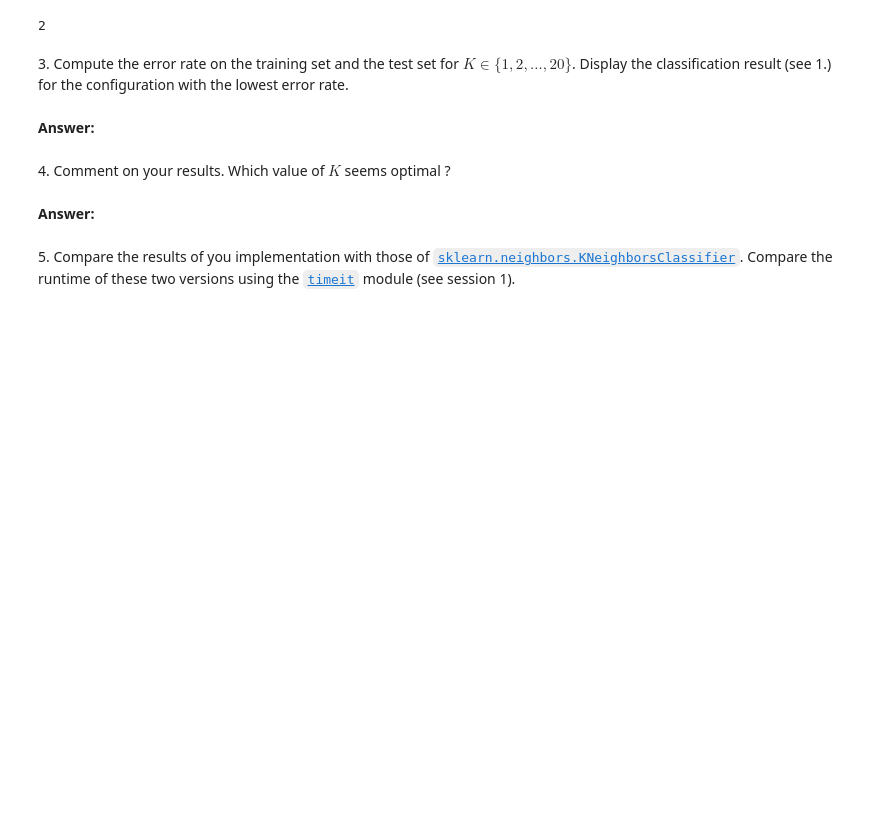
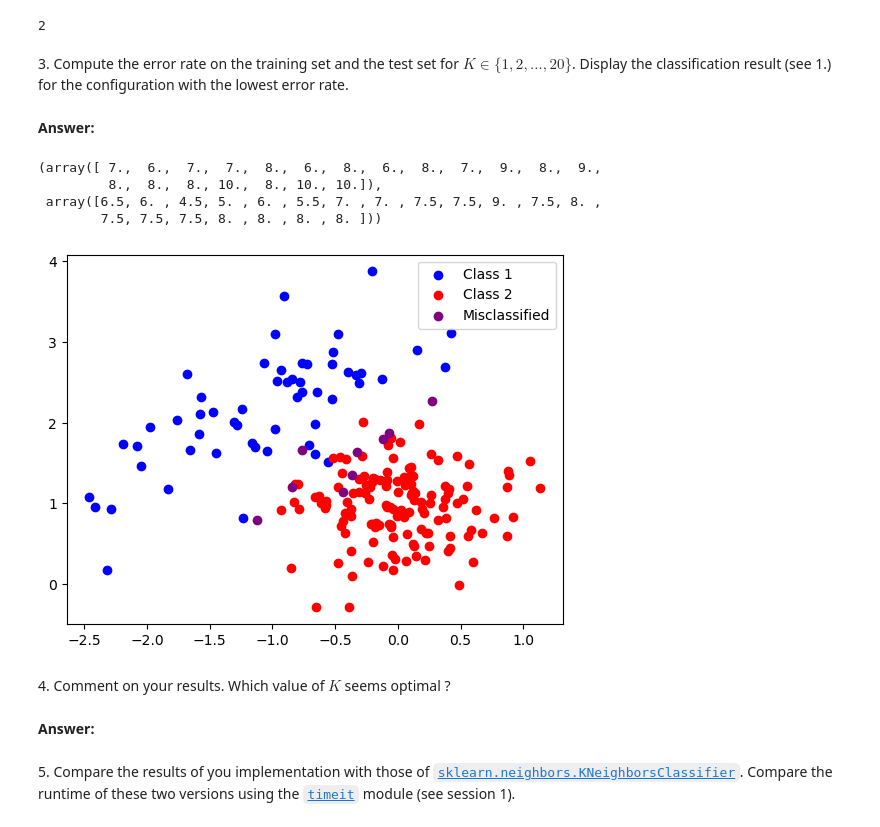
Before and after one commit to jkjky/python_sdia, a Jupyter notebook: Labs/Lab4/lab4.ipynb, the cells around one changed output. Cells and saved outputs as stored; diff of their text form; code cells hidden in the pictures; blank space fills up the shorter version.

```diff
--- a/Labs/Lab4/lab4.ipynb
+++ b/Labs/Lab4/lab4.ipynb
@@ -122,3 +107,46 @@ KNearest(10,[0,1],train)
+# %%
+train_set_errors=[]
+test_set_errors=[]
+
+for K in range(1,21):
+    counter_train=0
+    counter_test=0
+    for i in range(len(train)):
+        identified_class=KNearest(K,train[i,1:],np.delete(train,i,axis=0))
+        if identified_class != train[i,0]:
+            counter_train +=1
+    for j in range(len(test)):
+        identified_class=KNearest(K,test[j,1:],train)
+        if identified_class != test[j,0]:
+            counter_test +=1
+    train_set_errors.append(counter_train)
+    test_set_errors.append(counter_test)
+error_rate_train = np.array(train_set_errors)*100/len(train)
+error_rate_test = np.array(test_set_errors)*100/len(test)
+error_rate_train, error_rate_test
+# %% [output]
+(array([ 7.,  6.,  7.,  7.,  8.,  6.,  8.,  6.,  8.,  7.,  9.,  8.,  9.,
+         8.,  8.,  8., 10.,  8., 10., 10.]),
+ array([6.5, 6. , 4.5, 5. , 6. , 5.5, 7. , 7. , 7.5, 7.5, 9. , 7.5, 8. ,
+        7.5, 7.5, 7.5, 8. , 8. , 8. , 8. ]))
+# %%
+K=np.argmin(error_rate_test)+1
+result_plot=np.copy(test)
+for i in range(len(test)):
+    identified_class=KNearest(K,test[i,1:],train)
+    if identified_class != test[i,0]:
+        result_plot[i,0]=0
+missclassified=result_plot[result_plot[:,0]==0]
+class1_okay=result_plot[result_plot[:,0]==1]
+class2_okay=result_plot[result_plot[:,0]==2]
+
+plt.scatter(class1_okay[:,1],class1_okay[:,2], color='blue', label="Class 1")
+plt.scatter(class2_okay[:,1],class2_okay[:,2], color='red', label="Class 2")
+plt.scatter(missclassified[:,1],missclassified[:,2], color='purple', label="Misclassified")
+plt.legend()
+plt.show()
+# %% [output]
+[figure, added]
 # %% [markdown]
 4\. Comment on your results. Which value of $K$ seems optimal ?
 # %% [markdown]
```
Also changed, not shown: parts of 2 cells of this notebook.
